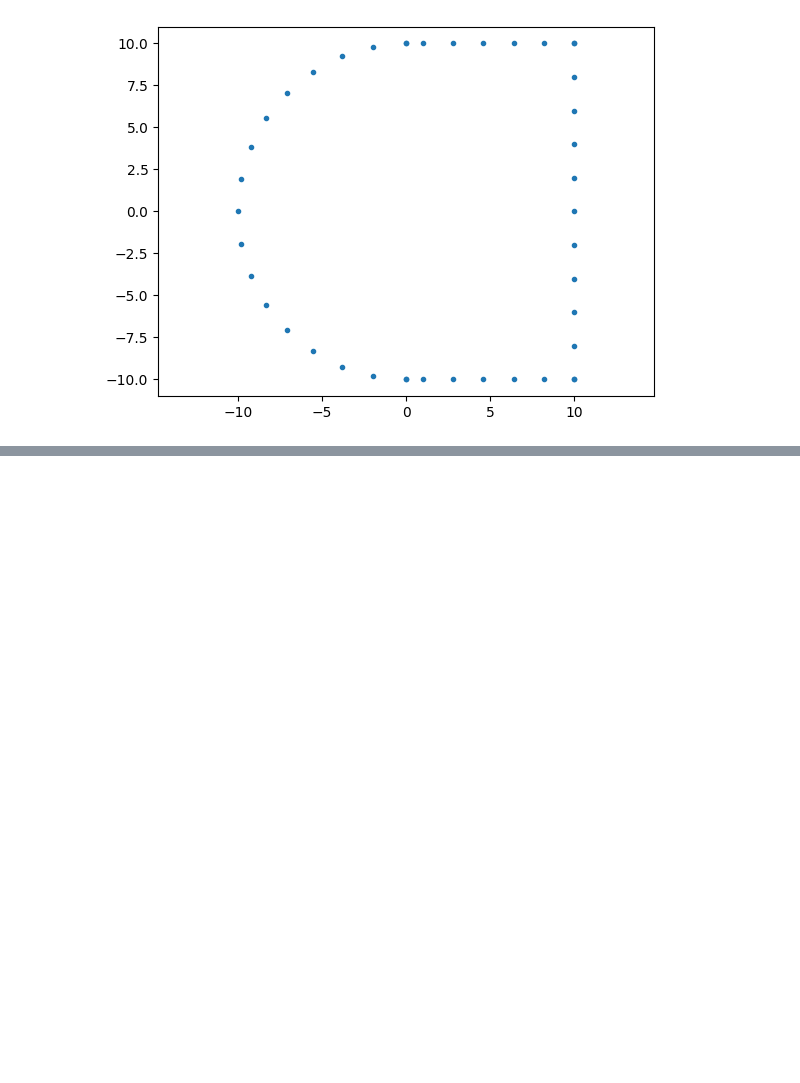
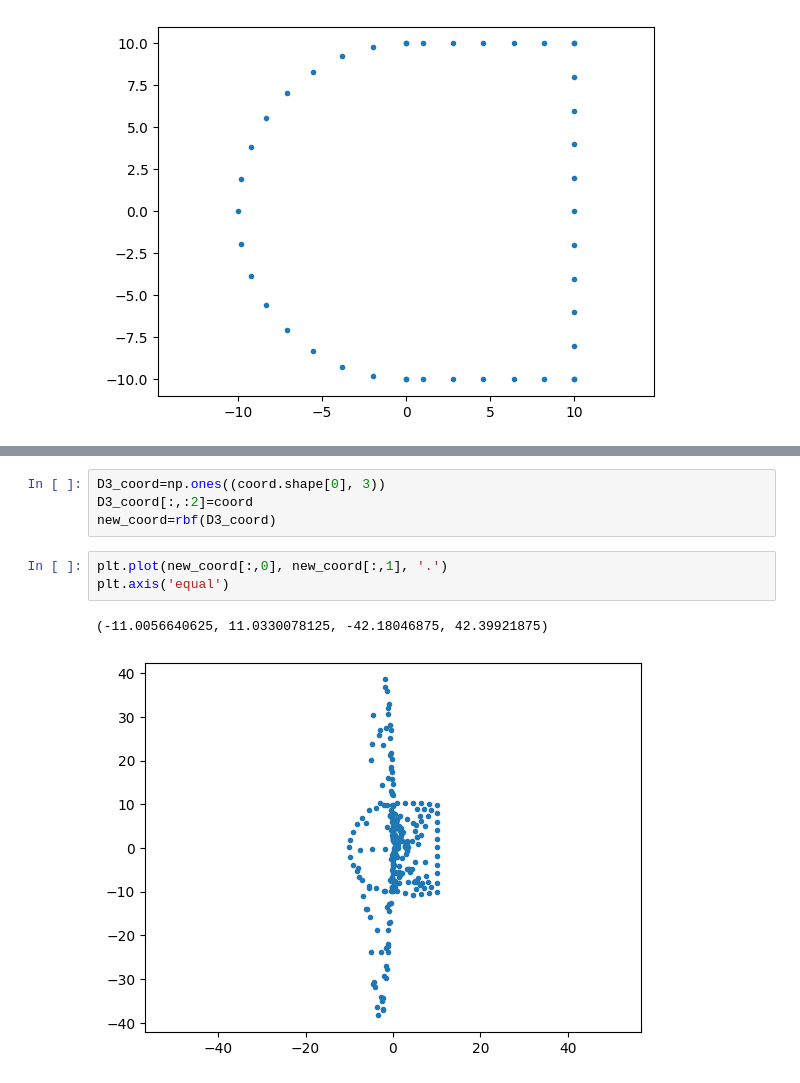
Before and after one commit to gupo33/ProgettoNAPDE, a Jupyter notebook: Progetto Napde.ipynb, the cells around one changed output, grey strips where cells are left out. Saved outputs shown, nothing was run; the diff lists cells and outputs as text; blank space fills up the shorter version.

```diff
--- a/Progetto Napde.ipynb
+++ b/Progetto Napde.ipynb
@@ -464,0 +519,10 @@ plt.axis('equal')
+# %%
+D3_coord=np.ones((coord.shape[0], 3))
+D3_coord[:,:2]=coord
+new_coord=rbf(D3_coord)
+# %%
+plt.plot(new_coord[:,0], new_coord[:,1], '.')
+plt.axis('equal')
+# %% [output]
+(-11.0056640625, 11.0330078125, -42.18046875, 42.39921875)
+[figure, added]
```
Also changed, not shown: parts of 15 cells of this notebook, 2 other files.
